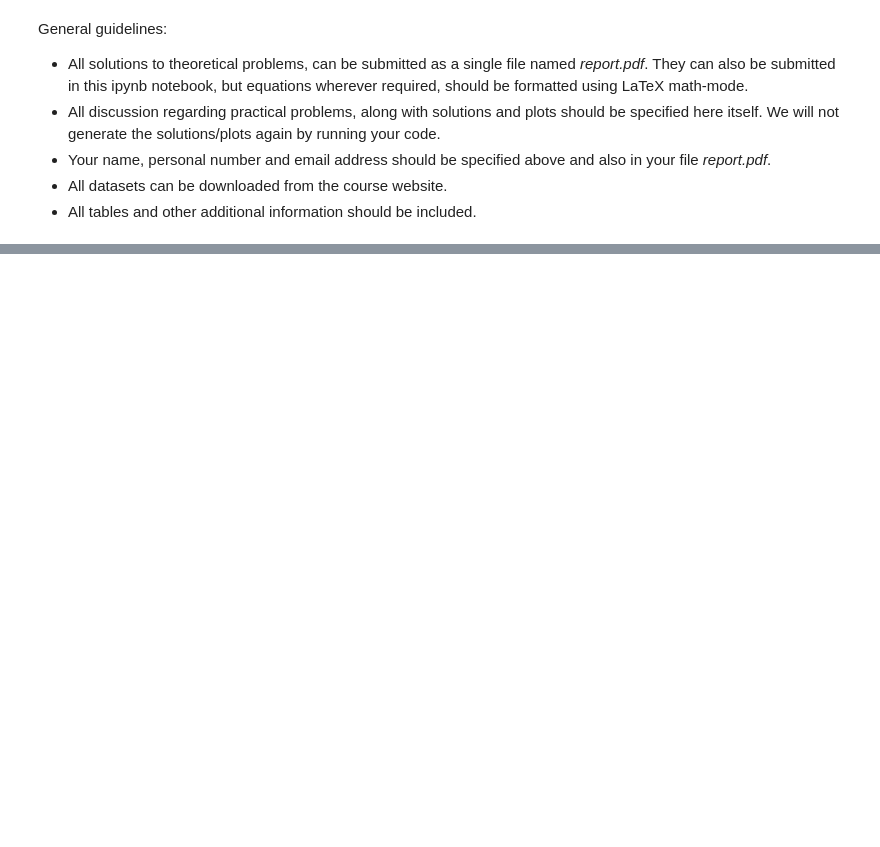
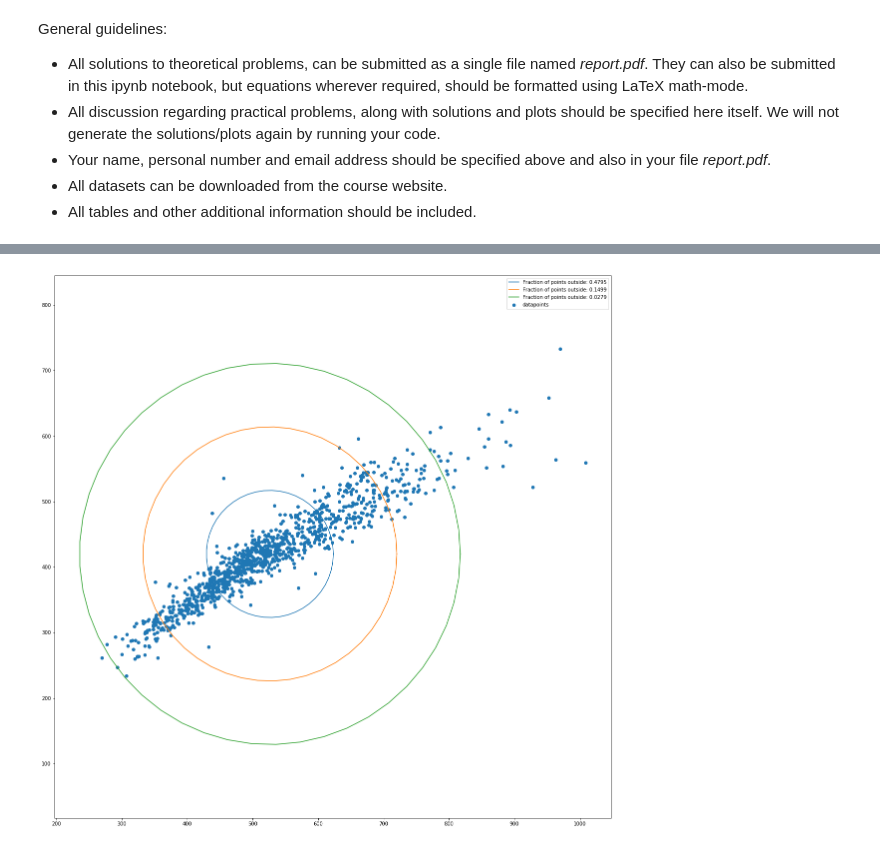
Before and after one commit to vchristoffersson/TDA231, a Jupyter notebook: hw1/hw1.ipynb, the cells around one changed output, grey strips where cells are left out. Cells and saved outputs as stored; diff of their text form; code cells hidden in the pictures; blank space fills up the shorter version.

```diff
--- a/hw1/hw1.ipynb
+++ b/hw1/hw1.ipynb
@@ -14 +153,69 @@ General guidelines:
+# %%
+import numpy as np
+import matplotlib.pyplot as plt
+from matplotlib.patches import Circle
+
+def sge(X):
+    """
+    SGE Mean and variance estimator for spherical Gaussian distribution
+
+    X : Data matrix of size n x p where each row represents a p-dimensional data point
+    e.g. X = [ 2 1 ; 3 7 ; 4 5 ] is a dataset having 3 samples having two co−ordinates each.
+    mu : Estimated mean o f the dataset [mu_1 mu_2 . . . mu_p]
+    sigma : Estimated standard deviation of the dataset ( number )
+    """
+
+    n,p=X.shape
+
+    #Loop for mean
+    mu = 0
+    for x in X:
+        mu += x / n
+
+    D = X - mu
+
+    #Loop for variance
+    var = 0
+    for d in D:
+        var += (1 / (n*p)) * d.dot(d.T)
+
+
+
+    return mu,var
+
+
+def myplot1(X):
+
+    mu, var = sge(X)
+
+    #Set size of figure
+    plt.figure(figsize=(20,20))
+
+    #1. Scatterplot of datapoints
+    plt.scatter(X[:,0],X[:,1])
+
+    legend = []
+
+    #2. Draw circles and calculate fraction of datapoints outside them
+    for k in range(1,4):
+
+        param = np.linspace(0,2*np.pi)
+        radius = k * np.sqrt(var)
+
+        plt.plot(mu[0] + radius*np.cos(param), mu[1] + radius*np.sin(param))
+        outFrac = np.sum(np.linalg.norm(X-mu,axis=1) > radius) / len(X[:,0])
+        legend.append("Fraction of points outside: %.4f" % (outFrac))
+
+    legend.append("datapoints")
+    plt.legend(legend)
+    plt.axis('equal')
+
+
+#load data and run
+data = np.loadtxt('dataset0.txt')
+data = data[:,:2]
+
+myplot1(data)
+# %% [output]
+[figure, added]
 # %% [markdown]
```
Also changed, not shown: parts of 9 cells of this notebook, 1 other file.
